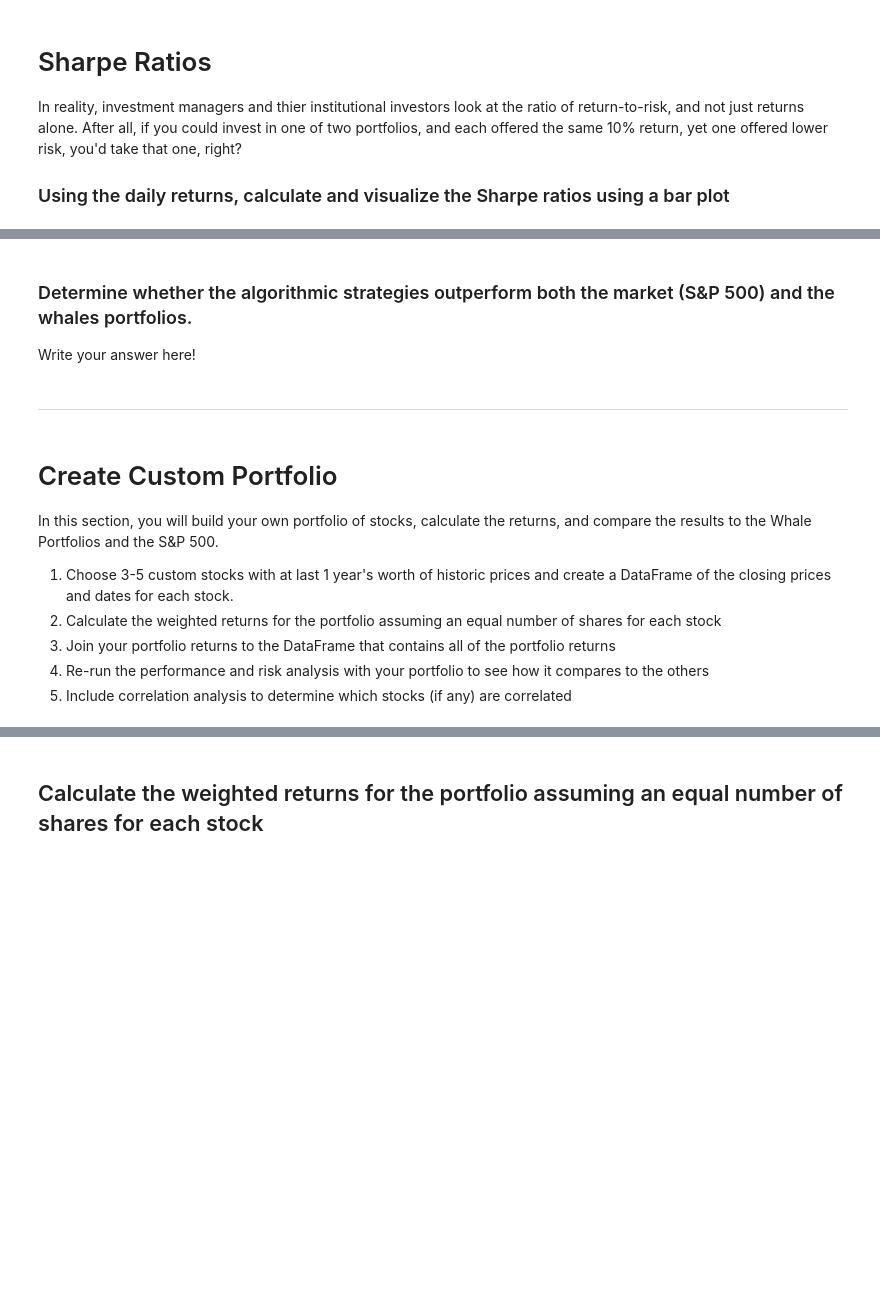
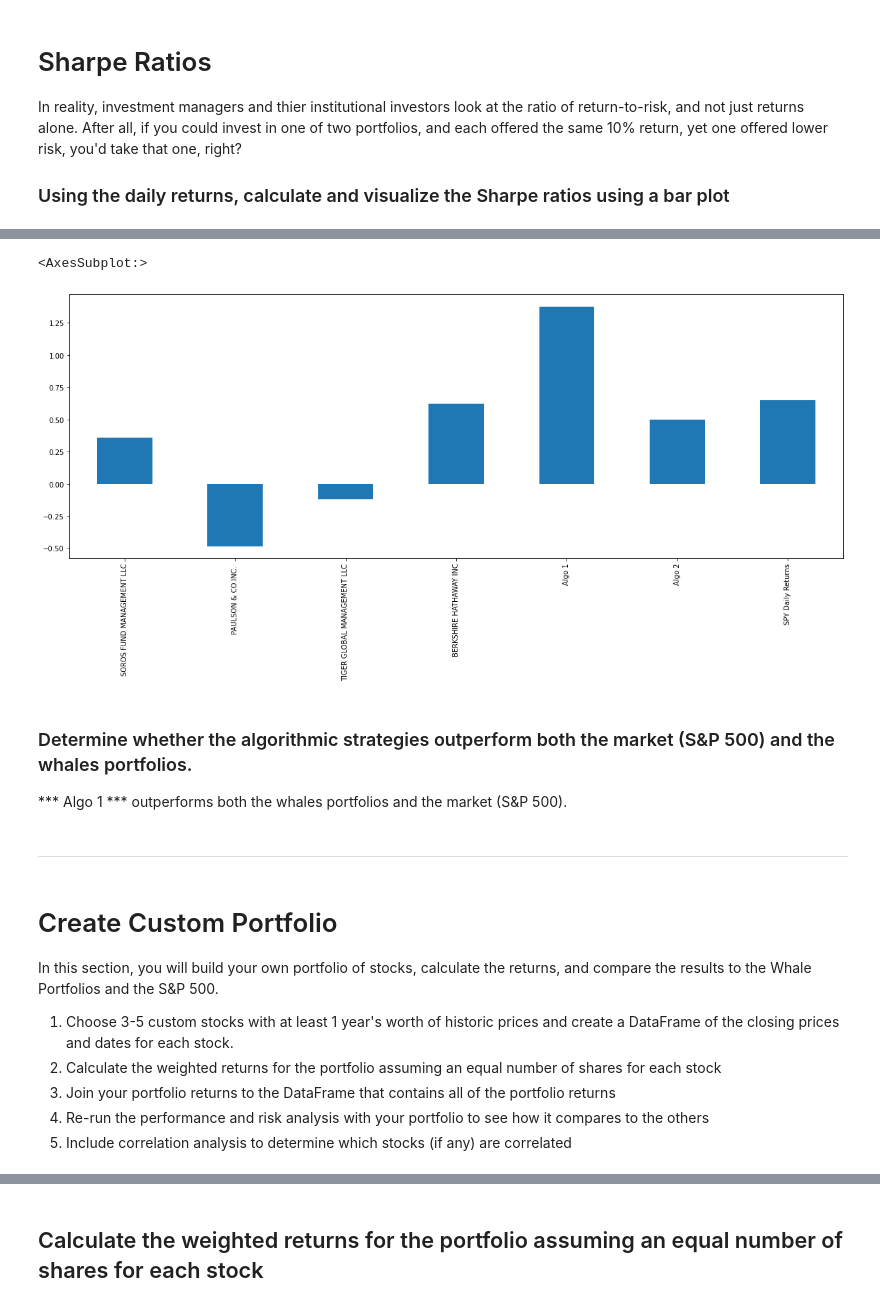
Before and after one commit to emersonwen/Rutgers_FinTech_Homework, a Jupyter notebook: Week-Four-Homework/04-Pandas/Instructions/Starter_Code/whale_analysis.ipynb, the cells around one changed output, grey strips where cells are left out. Cells and saved outputs as stored; diff of their text form; code cells hidden in the pictures; blank space fills up the shorter version.

```diff
--- a/Week-Four-Homework/04-Pandas/Instructions/Starter_Code/whale_analysis.ipynb
+++ b/Week-Four-Homework/04-Pandas/Instructions/Starter_Code/whale_analysis.ipynb
@@ -478,0 +541,4 @@ In reality, investment managers and thier institutional investors look at the ra
+# %%
+# Annualized Sharpe Ratios
+sharpe_ratios = (combined_returns.mean() * 252) / (combined_returns.std() * np.sqrt(252))
+sharpe_ratios
@@ -479,9 +554,13 @@ In reality, investment managers and thier institutional investors look at the ra
 # %%
 # Visualize the sharpe ratios as a bar plot
+sharpe_ratios.plot(kind='bar', figsize=(20,7))
+# %% [output]
+<AxesSubplot:>
+[figure, added]
 # %% [markdown]
 ### Determine whether the algorithmic strategies outperform both the market (S&P 500) and the whales portfolios.
 
-Write your answer here!
+*** Algo 1 *** outperforms both the whales portfolios and the market (S&P 500).
 # %% [markdown]
 ---
 # %% [markdown]
@@ -489,7 +568,7 @@ Write your answer here!
 
 In this section, you will build your own portfolio of stocks, calculate the returns, and compare the results to the Whale Portfolios and the S&P 500.
 
-1. Choose 3-5 custom stocks with at last 1 year's worth of historic prices and create a DataFrame of the closing prices and dates for each stock.
+1. Choose 3-5 custom stocks with at least 1 year's worth of historic prices and create a DataFrame of the closing prices and dates for each stock.
 2. Calculate the weighted returns for the portfolio assuming an equal number of shares for each stock
 3. Join your portfolio returns to the DataFrame that contains all of the portfolio returns
 4. Re-run the performance and risk analysis with your portfolio to see how it compares to the others
```
Also changed, not shown: parts of 36 cells of this notebook, 11 other files.
